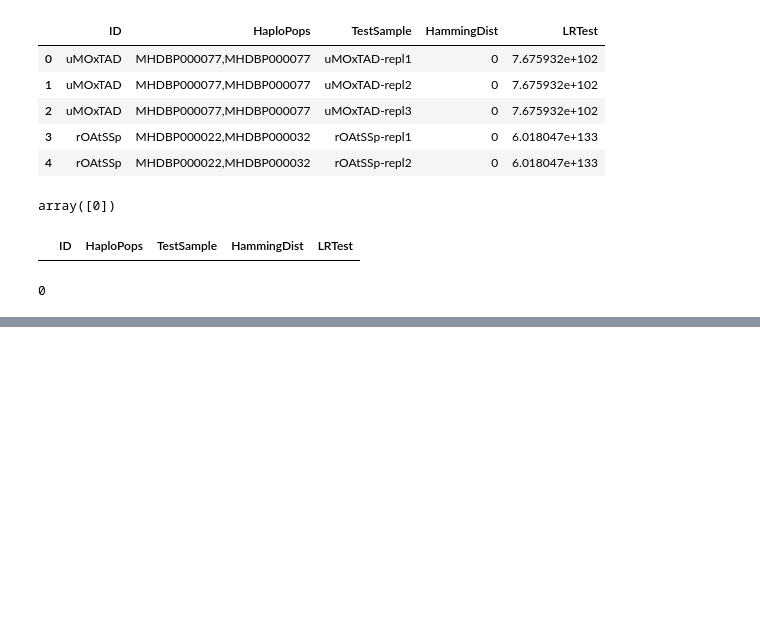
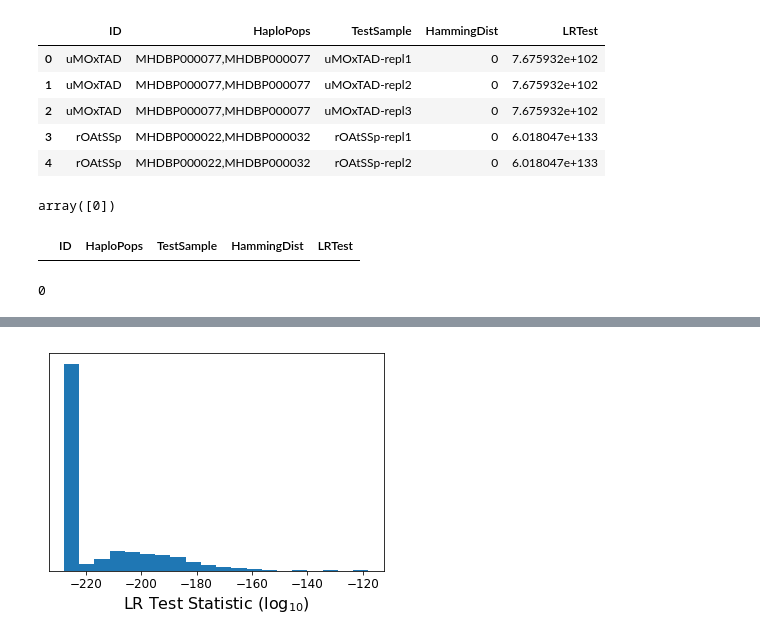
Before and after one commit to bioforensics/MicroHapulator, a Jupyter notebook: notebook/usa8k/sample-matching.ipynb, the cells around one changed output, grey strips where cells are left out. Saved outputs shown, nothing was run; the diff lists cells and outputs as text; code cells hidden in the pictures; blank space fills up the shorter version.

```diff
--- a/notebook/usa8k/sample-matching.ipynb
+++ b/notebook/usa8k/sample-matching.ipynb
@@ -33,0 +88,9 @@ len(hd1)
+# %%
+themin = numpy.log10(min([x for x in allpop.LRTest if x > 0.0]))
+lrt = [numpy.log10(x) if x > 0.0 else themin for x in allpop.LRTest]
+_ = plt.hist(lrt, bins=20)
+#_ = plt.xlim(-240, -110)
+_ = plt.yticks([])
+_ = plt.xlabel(r'LR Test Statistic ($\log_{10}$)')
+# %% [output]
+[figure, added]
```
Also changed, not shown: parts of 12 cells of this notebook, 1 other file.
